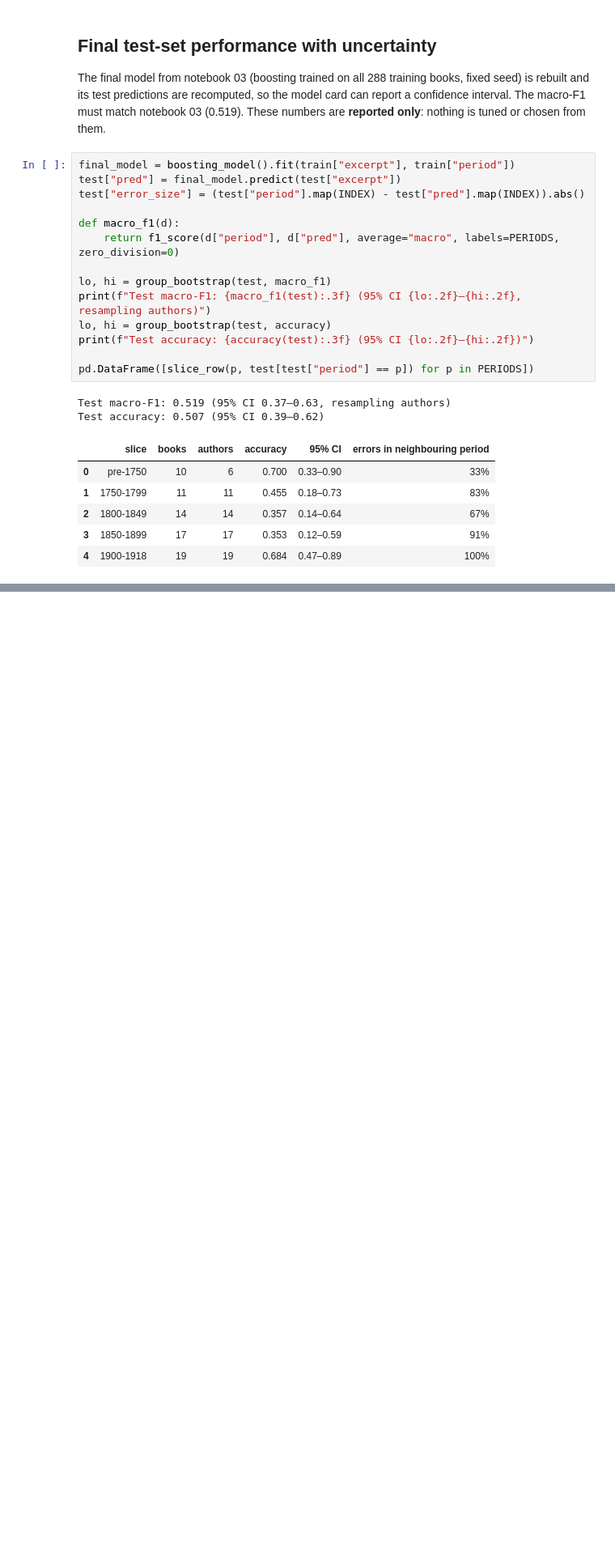
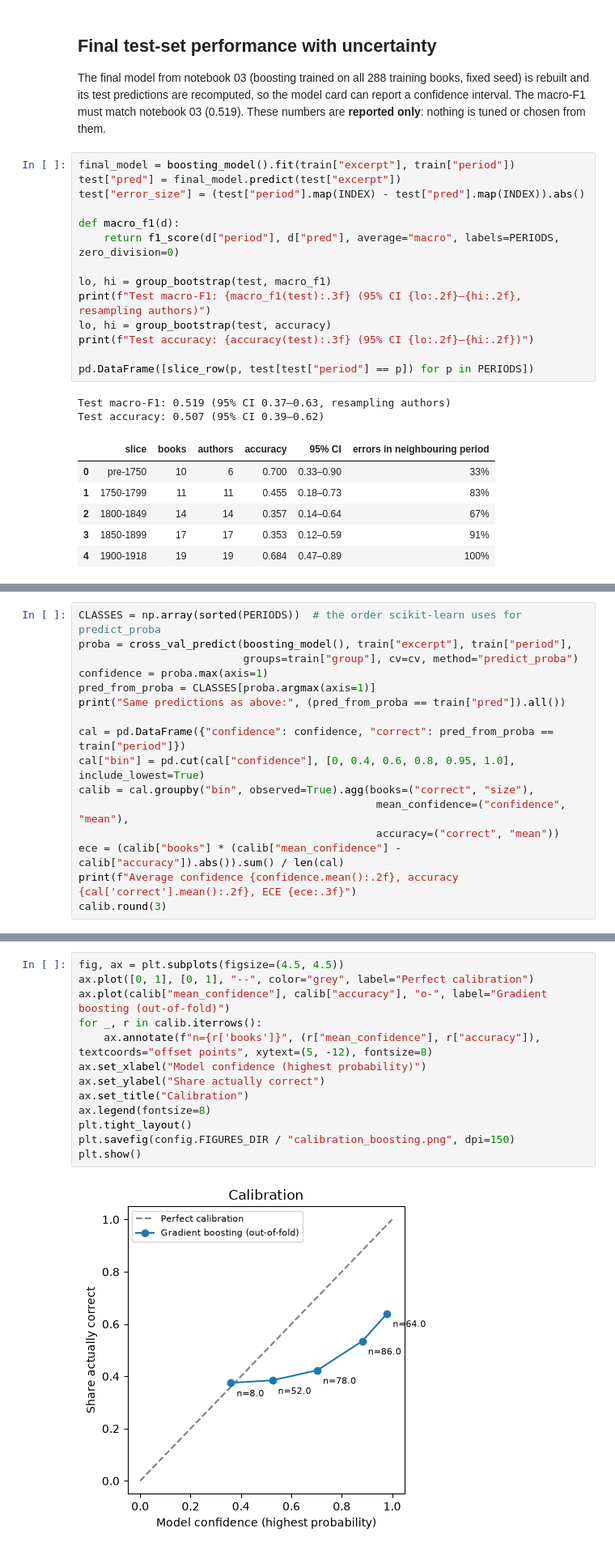
Before and after one commit to JamFog/Machine-Learning-Project, a Jupyter notebook: notebooks/06_errors_interpretation.ipynb, the cells around one changed output, grey strips where cells are left out. Shown at 81% size. Drawn from its saved outputs; the diff is of its cells as text; blank space fills up the shorter version.

Commit message:
add calibration, explanations and findings to notebook 06; add model card

```diff
--- a/notebooks/06_errors_interpretation.ipynb
+++ b/notebooks/06_errors_interpretation.ipynb
@@ -203,0 +221,16 @@ Test accuracy: 0.507 (95% CI 0.39–0.62)
+# %%
+CLASSES = np.array(sorted(PERIODS))  # the order scikit-learn uses for predict_proba
+proba = cross_val_predict(boosting_model(), train["excerpt"], train["period"],
+                          groups=train["group"], cv=cv, method="predict_proba")
+confidence = proba.max(axis=1)
+pred_from_proba = CLASSES[proba.argmax(axis=1)]
+print("Same predictions as above:", (pred_from_proba == train["pred"]).all())
+
+cal = pd.DataFrame({"confidence": confidence, "correct": pred_from_proba == train["period"]})
+cal["bin"] = pd.cut(cal["confidence"], [0, 0.4, 0.6, 0.8, 0.95, 1.0], include_lowest=True)
+calib = cal.groupby("bin", observed=True).agg(books=("correct", "size"),
+                                               mean_confidence=("confidence", "mean"),
+                                               accuracy=("correct", "mean"))
+ece = (calib["books"] * (calib["mean_confidence"] - calib["accuracy"]).abs()).sum() / len(cal)
+print(f"Average confidence {confidence.mean():.2f}, accuracy {cal['correct'].mean():.2f}, ECE {ece:.3f}")
+calib.round(3)
@@ -203,0 +247,15 @@ Test accuracy: 0.507 (95% CI 0.39–0.62)
+# %%
+fig, ax = plt.subplots(figsize=(4.5, 4.5))
+ax.plot([0, 1], [0, 1], "--", color="grey", label="Perfect calibration")
+ax.plot(calib["mean_confidence"], calib["accuracy"], "o-", label="Gradient boosting (out-of-fold)")
+for _, r in calib.iterrows():
+    ax.annotate(f"n={r['books']}", (r["mean_confidence"], r["accuracy"]), textcoords="offset points", xytext=(5, -12), fontsize=8)
+ax.set_xlabel("Model confidence (highest probability)")
+ax.set_ylabel("Share actually correct")
+ax.set_title("Calibration")
+ax.legend(fontsize=8)
+plt.tight_layout()
+plt.savefig(config.FIGURES_DIR / "calibration_boosting.png", dpi=150)
+plt.show()
+# %% [output]
+[figure, added]
```
Also changed, not shown: parts of 18 cells of this notebook, 7 other files.
